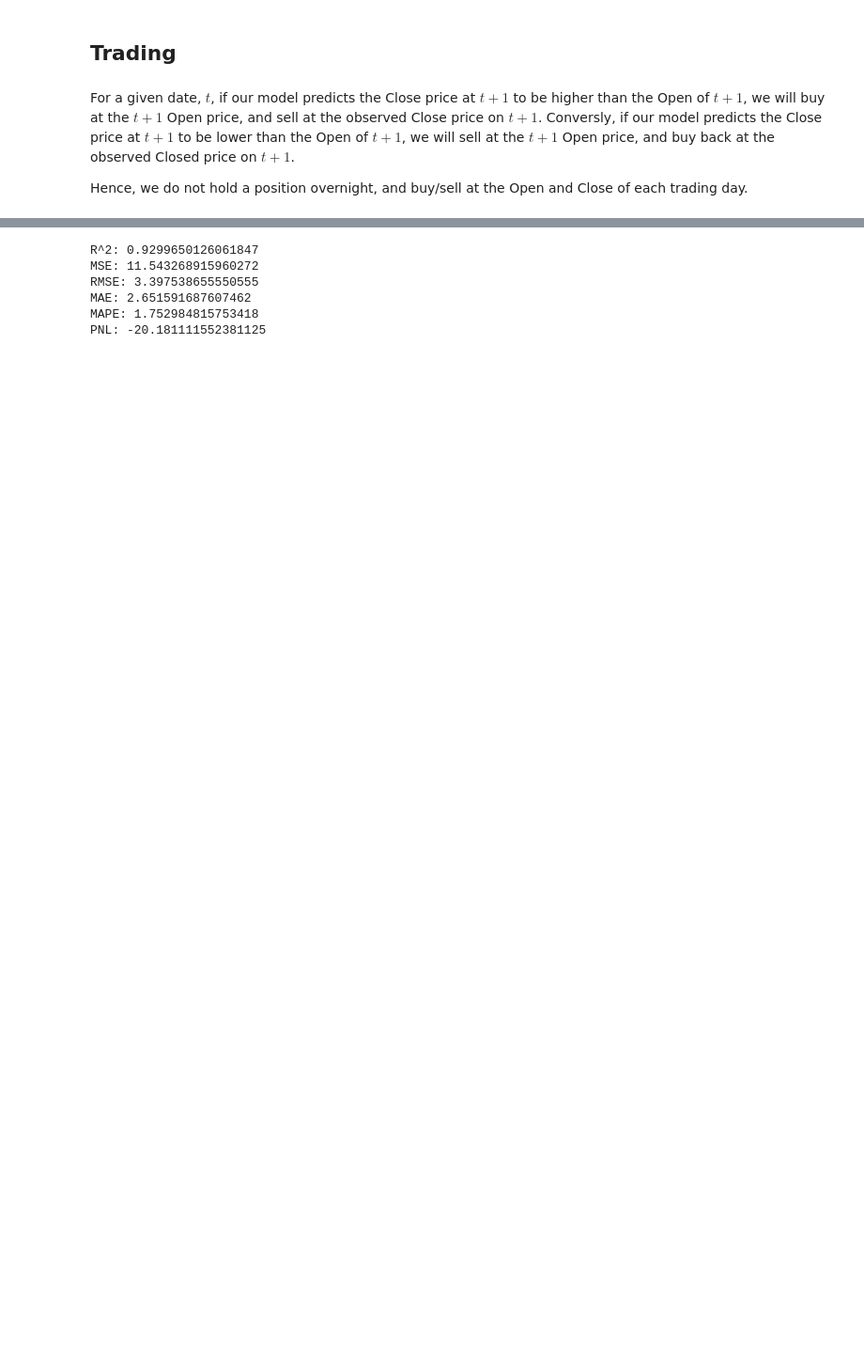
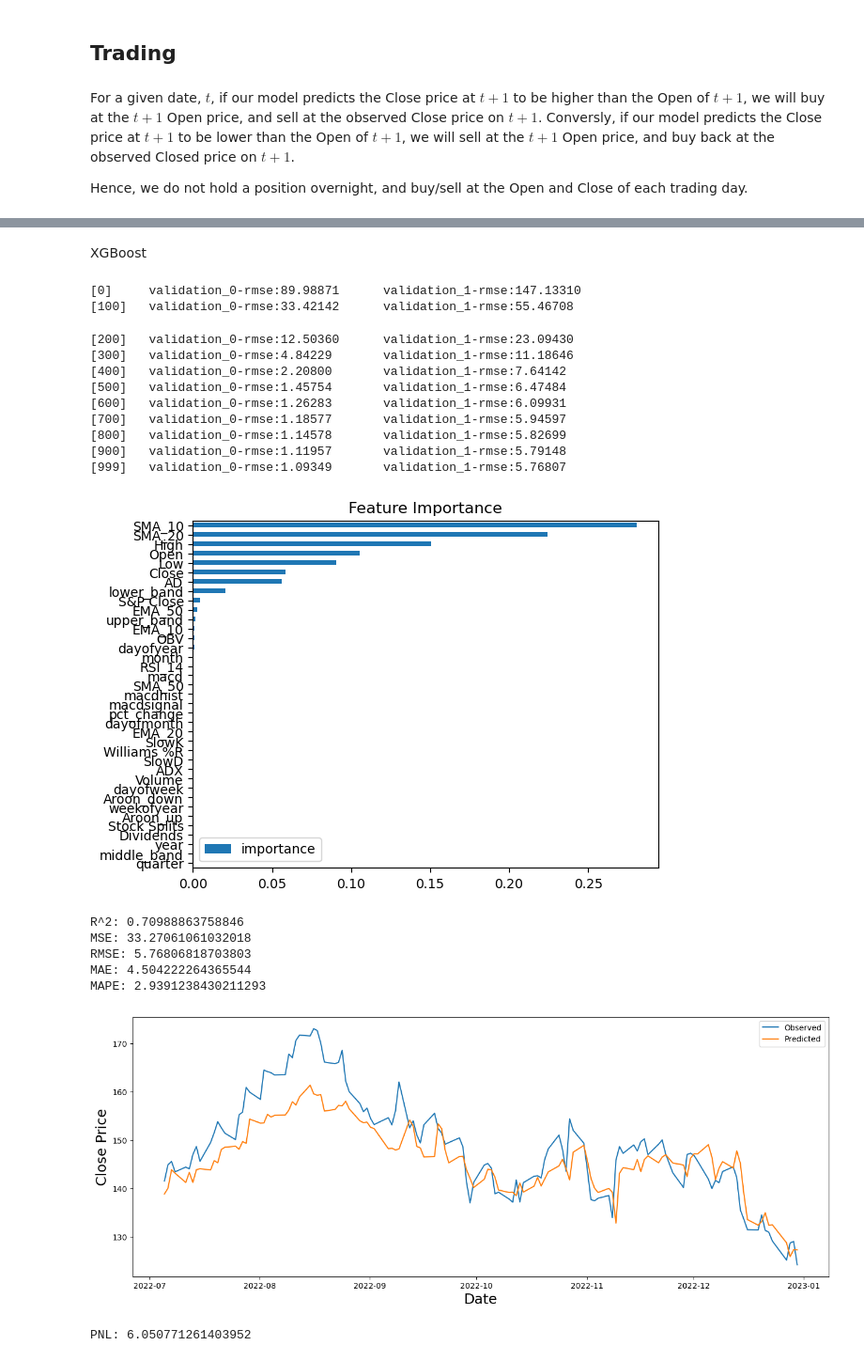
Before and after one commit to luo-simon/stock-predictions, a Jupyter notebook: src/trading/trading.ipynb, the cells around one changed output, grey strips where cells are left out. Shown at 94% size. Drawn from its saved outputs; the diff is of its cells as text; code cells hidden in the pictures; blank space fills up the shorter version.

```diff
--- a/src/trading/trading.ipynb
+++ b/src/trading/trading.ipynb
@@ -50,12 +146,27 @@ PNL: -4.362365297527575
+# %% [markdown]
+XGBoost
 # %%
-preds, obs = model_2(df)
-evaluate(preds, obs, verbose=True)
+import src.models.XGBoost.train
+preds, obs = src.models.XGBoost.train.train()
 pnl = trade(df, preds, verbose=False)
 print(f"PNL: {pnl}")
 # %% [output]
-R^2: 0.9299650126061847
-MSE: 11.543268915960272
-RMSE: 3.397538655550555
-MAE: 2.651591687607462
-MAPE: 1.752984815753418
-PNL: -20.181111552381125
+[0]     validation_0-rmse:89.98871      validation_1-rmse:147.13310
+[100]   validation_0-rmse:33.42142      validation_1-rmse:55.46708
+[200]   validation_0-rmse:12.50360      validation_1-rmse:23.09430
+[300]   validation_0-rmse:4.84229       validation_1-rmse:11.18646
+[400]   validation_0-rmse:2.20800       validation_1-rmse:7.64142
+[500]   validation_0-rmse:1.45754       validation_1-rmse:6.47484
+[600]   validation_0-rmse:1.26283       validation_1-rmse:6.09931
+[700]   validation_0-rmse:1.18577       validation_1-rmse:5.94597
+[800]   validation_0-rmse:1.14578       validation_1-rmse:5.82699
+[900]   validation_0-rmse:1.11957       validation_1-rmse:5.79148
+[999]   validation_0-rmse:1.09349       validation_1-rmse:5.76807
+[figure, added]
+R^2: 0.70988863758846
+MSE: 33.27061061032018
+RMSE: 5.76806818703803
+MAE: 4.504222264365544
+MAPE: 2.9391238430211293
+[figure, added]
+PNL: 6.050771261403952
```
Also changed, not shown: parts of 15 cells of this notebook, 12 other files.
